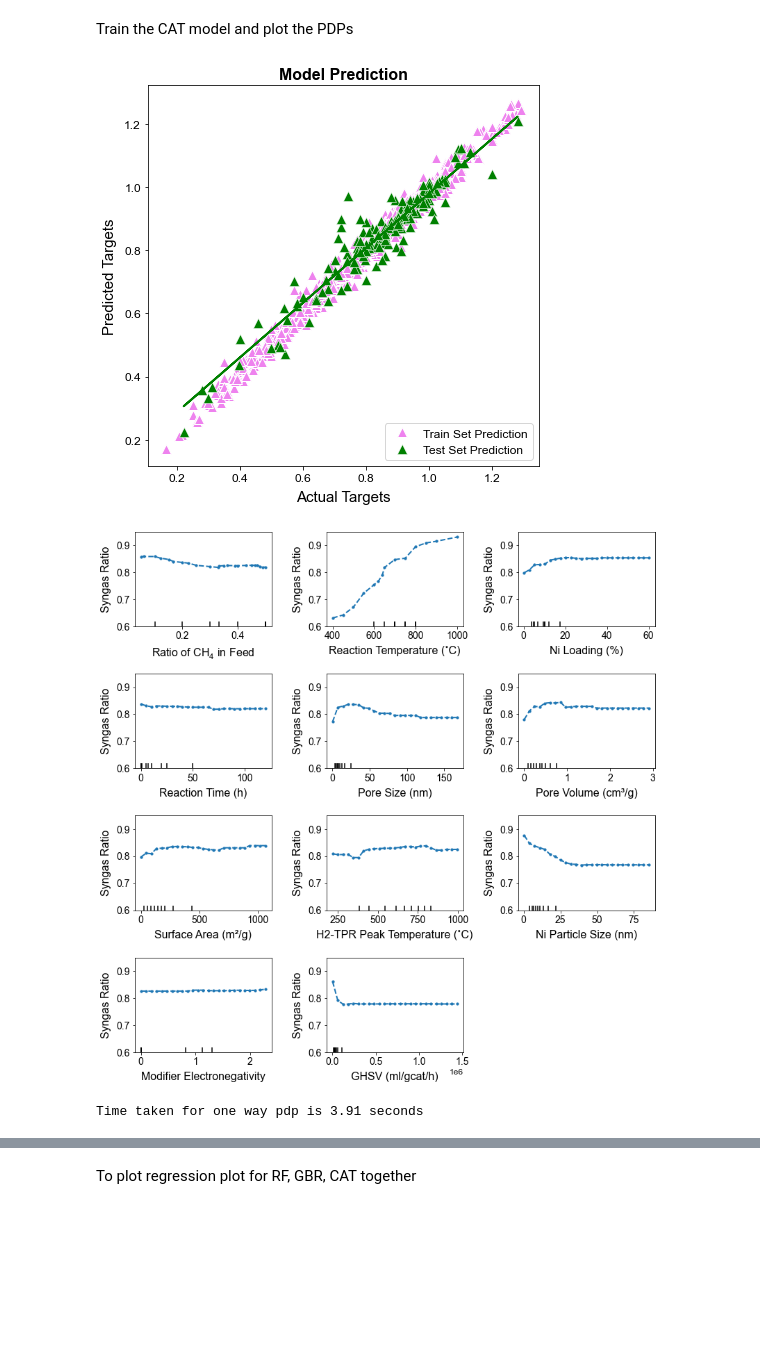
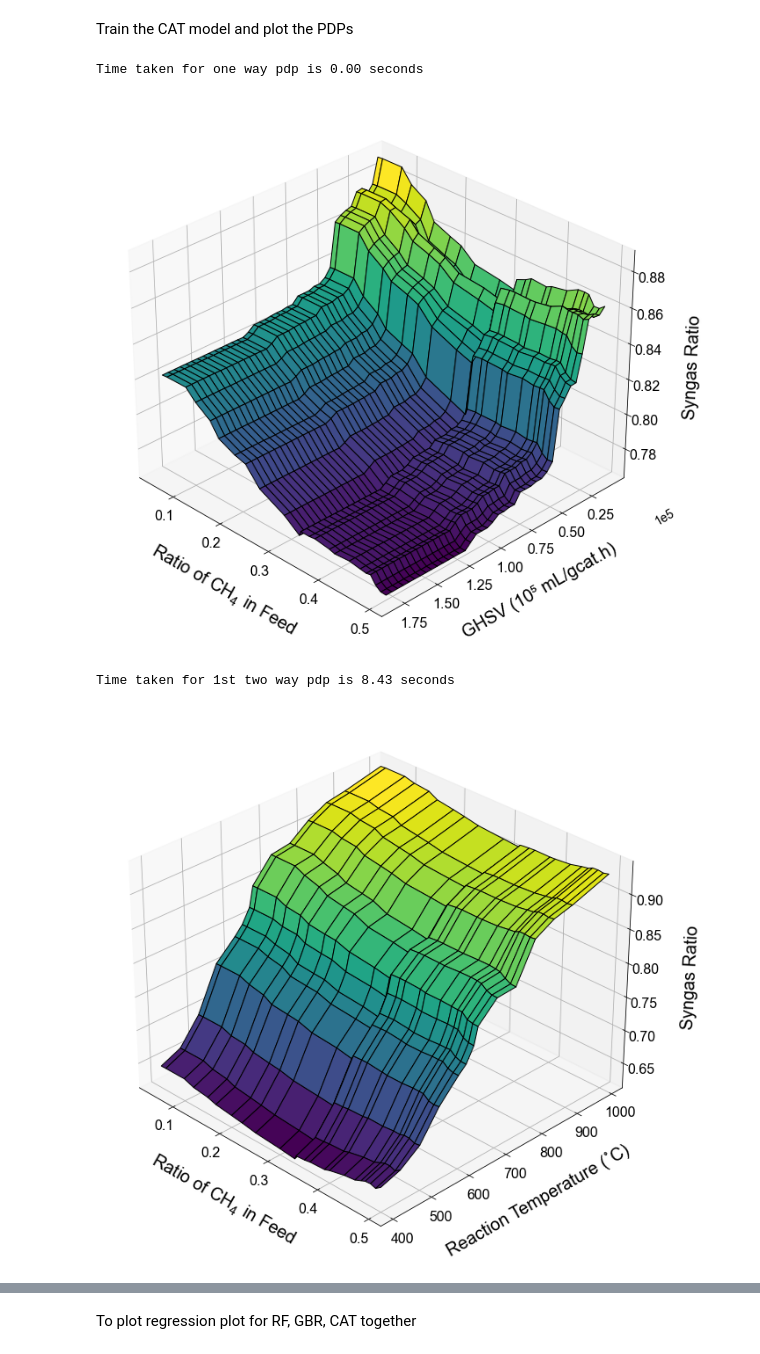
Before and after one commit to yifei-1021/DRM-ML-Project, a Jupyter notebook: CatalysisML_Final_Syngas.ipynb, the cells around one changed output, grey strips where cells are left out. Drawn from its saved outputs; the diff is of its cells as text; code cells hidden in the pictures; blank space fills up the shorter version.

```diff
--- a/CatalysisML_Final_Syngas.ipynb
+++ b/CatalysisML_Final_Syngas.ipynb
@@ -255,7 +255,7 @@ def plotscatter(ytrain, ytest, ytrainpred, ytestpred):
     plt.title("Model Prediction", fontsize = 16, weight="bold")
     plt.show()
 
-def twod_pdp(model, Xtrain, feature_tuple, grid=40, low=0,up=0.95):
+def twod_pdp(model, Xtrain, feature_tuple, grid=40, low=0.1,up=0.9):
     plt.figure()
     fig = PartialDependenceDisplay.from_estimator(model,Xtrain, features = [feature_tuple], feature_names=X.columns,
     n_jobs=3, grid_resolution=grid, percentiles = (low,up), line_kw = {"linestyle":"--","linewidth":2, "marker":"o", "markersize":3})
@@ -263,11 +263,22 @@ def twod_pdp(model, Xtrain, feature_tuple, grid=40, low=0,up=0.95):
 
 def threedpdp(model, Xtrain, feature_tuple, grid=40, inv_y=False, inv_x=False):
     titlesize = 20
-    ticksize = 15
-    labelsize = 18
+    ticksize = 16
+    labelsize = 20
     plt.rc('font', size=14)
     plt.rcParams['axes.labelpad'] = 20
-    xname, yname = X.columns[feature_tuple[0]], X.columns[feature_tuple[1]]
+    featureNames = {"Ratio of CH4 in Feed":"Ratio of ${CH_4}$ in Feed",
+                     "Reaction Temperature":"Reaction Temperature (˚C)",
+                     "Ni Loading":"Ni Loading (%)",
+                     "Reaction Time":"Reaction Time (h)",
+                     "Pore Size":"Pore Size (nm)",
+                     "Pore Volume":"Pore Volume (cm³/g)",
+                     "Surface Area":"Surface Area (m²/g)",
+                     "H2-TPR Peak Temperature":"${H_2}$-TPR Peak Temperature (˚C)",
+                     "Ni Particle Size":"Ni Particle Size (nm)",
+                     "Modifier Electronegativity":"Modifier Electronegativity",
+                     "GHSV":"     GHSV (mL/gcat.h)     "}
+    xname, yname = featureNames[X.columns[feature_tuple[0]]], featureNames[X.columns[feature_tuple[1]]]
     fig = plt.figure(figsize=(9,9))
     pdp = partial_dependence(model, Xtrain, features=feature_tuple, kind="average", grid_resolution=grid)
     xval, yval = pdp["values"][0], pdp["values"][1]
@@ -279,6 +290,7 @@ def threedpdp(model, Xtrain, feature_tuple, grid=40, inv_y=False, inv_x=False):
     surf = ax.plot_surface(XX, YY, Z, rstride=1, cstride=1, cmap="viridis", edgecolor="k")
     ax.set_xlabel(xname, fontsize=labelsize)
 
+
     if inv_y:
         buffer = (max(yval)-min(yval))*0.03
         ax.set_ylim(max(yval)+buffer, min(yval)-buffer)
@@ -286,20 +298,22 @@ def threedpdp(model, Xtrain, feature_tuple, grid=40, inv_y=False, inv_x=False):
     if inv_x:
         buffer = (max(xval)-min(xval))*0.03
         ax.set_xlim(max(xval)+buffer, min(xval)-buffer)
-    if yname == "GHSV":
+    if X.columns[feature_tuple[1]] == "GHSV":
         # The extra spaces are to format the ylabel for "GHSV"
-        ax.set_ylabel("     GHSV     ", fontsize = labelsize)
-        ax.ticklabel_format( axis="y",style="sci", scilimits=(3,3))
+        ax.set_ylabel("   GHSV (10⁵ mL/gcat.h)   ", fontsize = labelsize)
+        ax.ticklabel_format( axis="y",style="sci", scilimits=(5,5))
 
     else:
         ax.set_ylabel(yname, fontsize=labelsize)
     # pretty init view
     ax.view_init(elev=30, azim=135)
-    plt.colorbar(surf, ax=ax,shrink=0.5, pad=0.1)
+    ax.set_zlabel("Syngas Ratio", fontsize = labelsize)
+    cb = plt.colorbar(surf, ax=ax,shrink=0.5, pad=0.1)
+    cb.remove()
     plt.xticks(size = ticksize)
     plt.yticks(size = ticksize)
     ax.zaxis.set_tick_params(labelsize=ticksize)
-    plt.title("Partial dependence of Syngas Ratio on \n {} and {}".format(xname, yname), fontsize = titlesize)
+    #plt.title("{} and {}".format(xname, yname), fontsize = titlesize)
     plt.tight_layout()
     plt.show()
 
@@ -309,9 +323,10 @@ def onepdp(model,Xtrain, low=0,up=0.95, **kwargs):
     options.update(**kwargs)
     fig, axes = plt.subplots(figsize=(13, 13))
     #axes.set_title("Partial Dependence Plots of Features on Syngas Ratio", fontsize = 16)
-    featureNames = ["Ratio of ${CH_4}$ in Feed", "Reaction Temperature (˚C)", "Ni Loading (%)","Reaction Time (h)","Pore Size (nm)","Pore Volume (cm³/g)","Surface Area (m²/g)","H2-TPR Peak Temperature (˚C)", "Ni Particle Size (nm)", "Modifier Electronegativity","GHSV (ml/gcat/h)"]
+    featureNames = ["Ratio of ${CH_4}$ in Feed", "Reaction Temperature (˚C)", "Ni Loading (%)","Reaction Time (h)","Pore Size (nm)","Pore Volume (cm³/g)","Surface Area (m²/g)",
+                    "${H_2}$-TPR Peak Temperature (˚C)", "Ni Particle Size (nm)", "Modifier Electronegativity","GHSV (mL/gcat.h)"]
     fig = PartialDependenceDisplay.from_estimator(model,Xtrain, features = list(i for i in range(0,Xtrain.shape[1])), feature_names=featureNames,
-    n_jobs=3, grid_resolution = 25, ax=axes, percentiles = (0,1), line_kw = {"linestyle":"--","linewidth":2, "marker":"o", "markersize":3.2})
+    n_jobs=3, grid_resolution = 30, ax=axes, percentiles = (0.01,0.99), line_kw = {"linestyle":"--","linewidth":2, "marker":"o", "markersize":3.2})
 
     for i in fig.axes_:
         for j in i:
@@ -340,7 +355,7 @@ def plotpartial(model,Xtrain, oneway=True, twoway=False,catalyst=True, process =
         # Catalyst properties: [(4,5),(4,8),(2,8),(6,8),(7,8)]
         # Process Parameters; [(0,10),(2,10),(1,10)]
         if catalyst:
-            catalst = [(4,5),(4,8),(2,8),(6,8),(7,8)]
+            catalst = []#[(4,5),(4,8),(2,8),(6,8),(7,8)]
             for i in catalst:
                 t3 = time.time()
                 if i == (4,5):
@@ -351,7 +366,7 @@ def plotpartial(model,Xtrain, oneway=True, twoway=False,catalyst=True, process =
                 print("Time taken for 1st two way pdp is {:.2f} seconds".format(t4-t3))
 
         if process:
-            process = [(0,10),(2,10),(1,10)]
+            process = [(0,10),(0,1),(1,10)]
             for j in process:
                 t4 = time.time()
                 if (j == (0,10)): # If plotting ch4 ratio vs ghsv, invert x axis
@@ -551,35 +570,36 @@ def cat(Xtrain, Xtest, ytrain, ytest, **kwargs):
 
         cscore, trainMSE, testMSE, rtrain, rtest, CAT_train_pred, CAT_test_pred = evalscore(CAT, Xtrain, Xtest, ytrain, ytest)
         CScore += cscore
         CtrainR2 += rtrain
         CtestR2 += rtest
         CtrainRMSE += trainMSE
         CtestRMSE += testMSE
 
     if options["scatterplot"]:
         plotscatter(ytrain, ytest, CAT_train_pred, CAT_test_pred)
 
     if options["partialdep"]:
-        plotpartial(CAT,Xtrain, oneway=True, twoway=True)
+        plotpartial(CAT,Xtrain, oneway=False, twoway=True)
 
     if options["featureplot"]:
         '''To plot partial dependence plot for CAT'''
         importances = (CAT.feature_importances_/100)
         perimportance = permutation_importance(CAT, Xtest, ytest, n_repeats=10, random_state=42, n_jobs=2)
         plotfeatureimportance(importances, perimportance)
 
     if options["shap"]:
         pltshap(CAT, Xtrain, cat=True)
 
     if options["doprint"]:
         print("The CAT average training score is "), print(CtrainR2/model_num)
         print("The CAT average training Root-mean-square deviation is "), print(CtrainRMSE/model_num)
         print("The CAT average testing Root-mean-square deviation is "), print(CtestRMSE/model_num)
 
     return CAT, [CtestRMSE/model_num,CScore/model_num], [ytrain, ytest, CAT_train_pred, CAT_test_pred]
-syngasMdl, score, cat_lst = cat(X_train, X_test, y_train, y_test, scatterplot=True, shap=True, featureplot=True, partialdep=True)
+syngasMdl, score, cat_lst = cat(X_train, X_test, y_train, y_test, scatterplot=False, shap=False, featureplot=False, partialdep=True)
 print(score)
 # %% [output]
+Time taken for one way pdp is 0.00 seconds
-[figure, old version]
+[figure, new version]
+Time taken for 1st two way pdp is 8.43 seconds
-[figure, old version]
+[figure, new version]
-Time taken for one way pdp is 3.91 seconds
```
Also changed, not shown: parts of 8 cells of this notebook.
